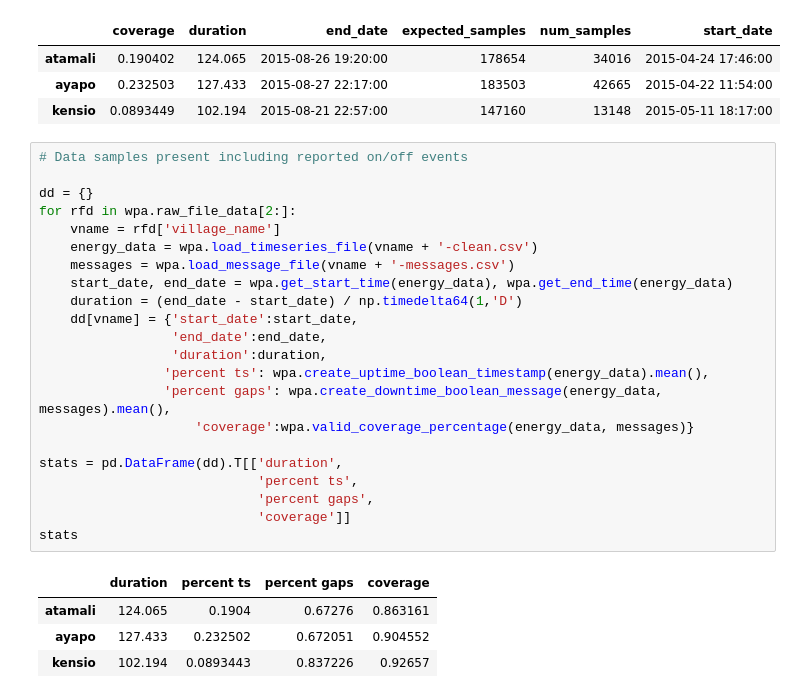
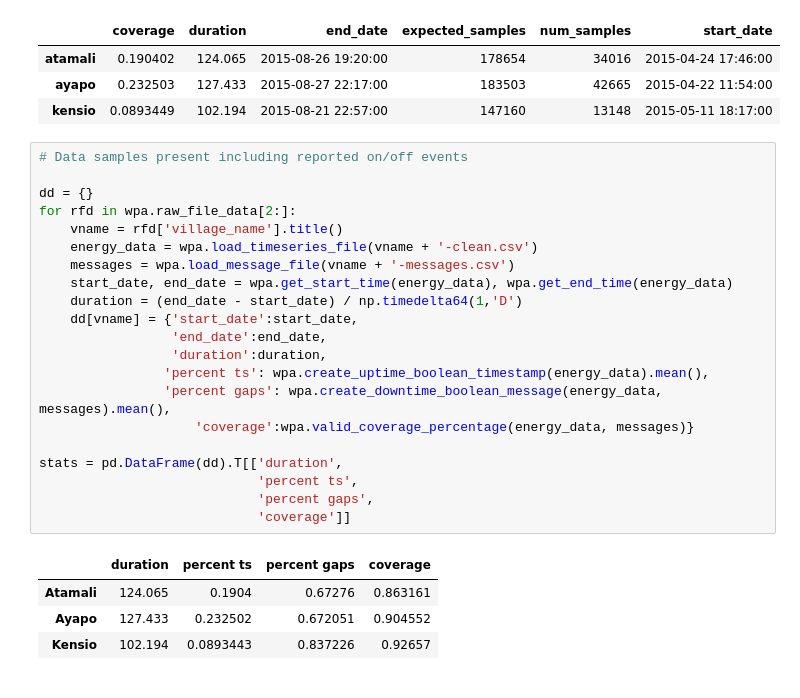
Before and after one commit to dsoto/WP19, a Jupyter notebook: analysis/SI-data-integrity.ipynb, the cells around one changed output. Cells and saved outputs as stored; diff of their text form.

```diff
--- a/analysis/SI-data-integrity.ipynb
+++ b/analysis/SI-data-integrity.ipynb
@@ -50,27 +50,26 @@ pd.DataFrame(data).T
 # %%
 # Data samples present including reported on/off events
 
 dd = {}
 for rfd in wpa.raw_file_data[2:]:
-    vname = rfd['village_name']
+    vname = rfd['village_name'].title()
     energy_data = wpa.load_timeseries_file(vname + '-clean.csv')
     messages = wpa.load_message_file(vname + '-messages.csv')
     start_date, end_date = wpa.get_start_time(energy_data), wpa.get_end_time(energy_data)
     duration = (end_date - start_date) / np.timedelta64(1,'D')
     dd[vname] = {'start_date':start_date,
                  'end_date':end_date,
                  'duration':duration,
                 'percent ts': wpa.create_uptime_boolean_timestamp(energy_data).mean(),
                 'percent gaps': wpa.create_downtime_boolean_message(energy_data, messages).mean(),
                     'coverage':wpa.valid_coverage_percentage(energy_data, messages)}
 
 stats = pd.DataFrame(dd).T[['duration',
                             'percent ts',
                             'percent gaps',
                             'coverage']]
-stats
 # %% [output]
 |  | duration | percent ts | percent gaps | coverage |
-| atamali | 124.065 | 0.1904 | 0.67276 | 0.863161 |
-| ayapo | 127.433 | 0.232502 | 0.672051 | 0.904552 |
-| kensio | 102.194 | 0.0893443 | 0.837226 | 0.92657 |
+| Atamali | 124.065 | 0.1904 | 0.67276 | 0.863161 |
+| Ayapo | 127.433 | 0.232502 | 0.672051 | 0.904552 |
+| Kensio | 102.194 | 0.0893443 | 0.837226 | 0.92657 |
```
Also changed, not shown: parts of 3 cells of this notebook, 8 other files.
